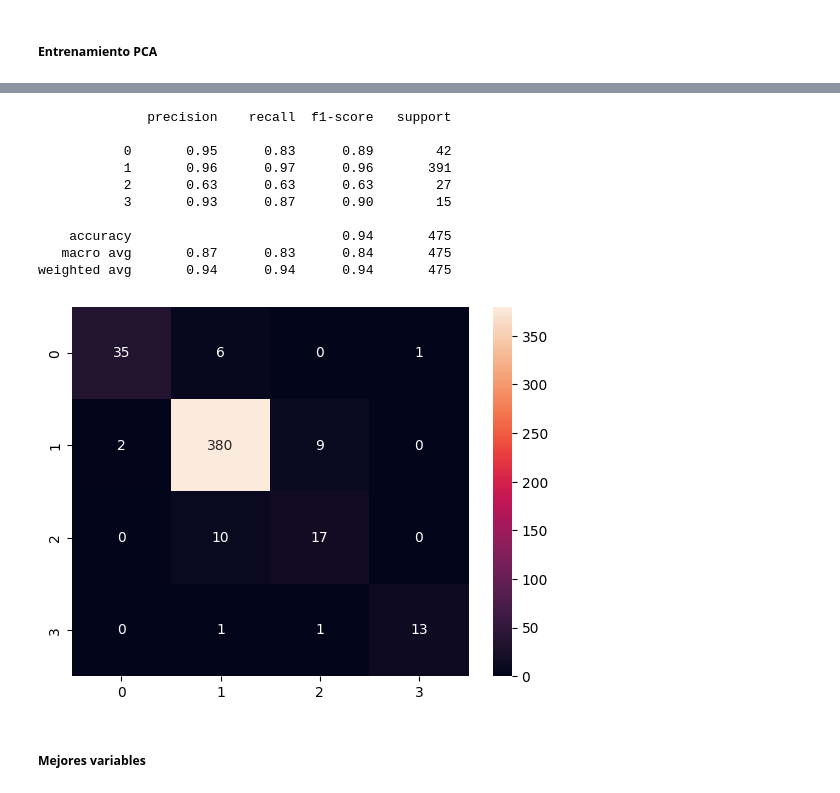
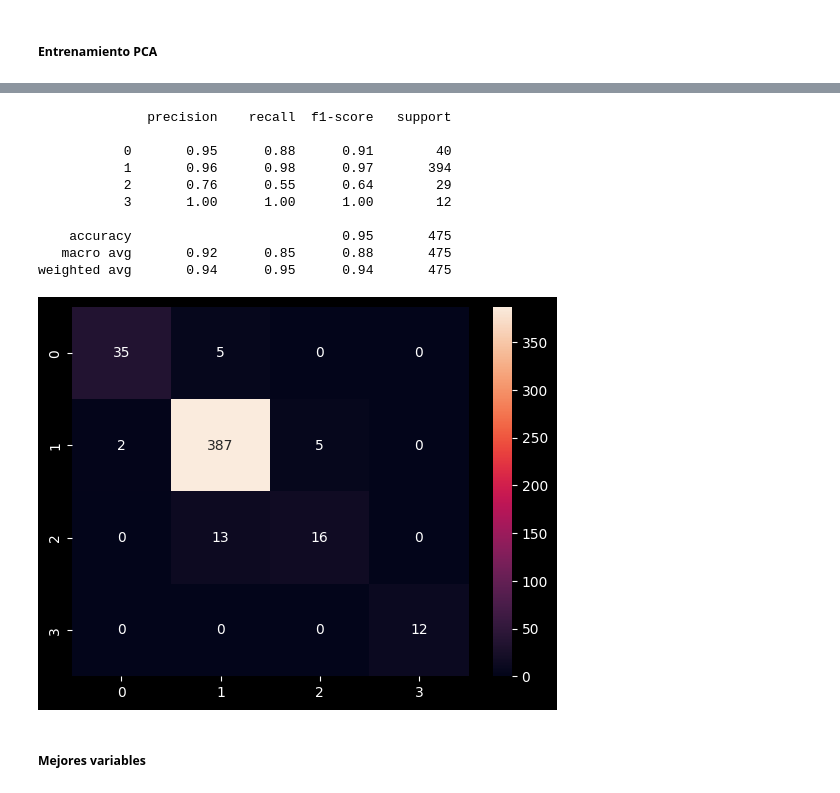
Before and after one commit to zamef/ProyectoTSBM, a Jupyter notebook: ProyectoDeteccionQueratocono.ipynb, the cells around one changed output, grey strips where cells are left out. Saved outputs shown, nothing was run; the diff lists cells and outputs as text; code cells hidden in the pictures.

```diff
--- a/ProyectoDeteccionQueratocono.ipynb
+++ b/ProyectoDeteccionQueratocono.ipynb
@@ -342,3 +338,5 @@ X_norm.head()
+# %%
+X_train, X_test, y_train, y_test = train_test_split(X,y,train_size=0.85,random_state=None)
 # %% [markdown]
 ### **Entrenamiento**
 # %% [markdown]
@@ -390,7 +388,8 @@ weighted avg       0.95      0.95      0.95       475
 # %%
-trainedforest2 = RandomForestClassifier(n_estimators=216,
-                                    max_depth=12,
-                                    max_features='sqrt',
-                                    min_samples_leaf=4,
-                                    min_samples_split=7).fit(X_train, y_train)
+trainedforestRS = RandomForestClassifier(n_estimators= 226,
+                                    max_depth= 18,
+                                    max_features= 'sqrt',
+                                    min_samples_leaf= 2,
+                                    min_samples_split=5,
+                                    n_jobs=-1).fit(X_train, y_train)
 # %%
@@ -469,22 +468,22 @@ weighted avg       0.93      0.93      0.93       475
 # %%
-trainedforest_pca = trainedforest2.fit(X_train_pca,y_train)
+trainedforest_pca = trainedforestRS.fit(X_train_pca,y_train)
 
 predictionforest_pca = trainedforest_pca.predict(X_test_pca)
 
 sns.heatmap(confusion_matrix(y_test, predictionforest_pca), annot = True, fmt = 'g')
 print(classification_report(y_test, predictionforest_pca))
 # %% [output]
               precision    recall  f1-score   support
 
-           0       0.95      0.83      0.89        42
-           1       0.96      0.97      0.96       391
-           2       0.63      0.63      0.63        27
-           3       0.93      0.87      0.90        15
+           0       0.95      0.88      0.91        40
+           1       0.96      0.98      0.97       394
+           2       0.76      0.55      0.64        29
+           3       1.00      1.00      1.00        12
 
-    accuracy                           0.94       475
-   macro avg       0.87      0.83      0.84       475
-weighted avg       0.94      0.94      0.94       475
+    accuracy                           0.95       475
+   macro avg       0.92      0.85      0.88       475
+weighted avg       0.94      0.95      0.94       475
-[figure, old version]
+[figure, new version]
 # %% [markdown]
 ##### **Mejores variables**
 # %%
```
Also changed, not shown: parts of 20 cells of this notebook, 1 other file.
